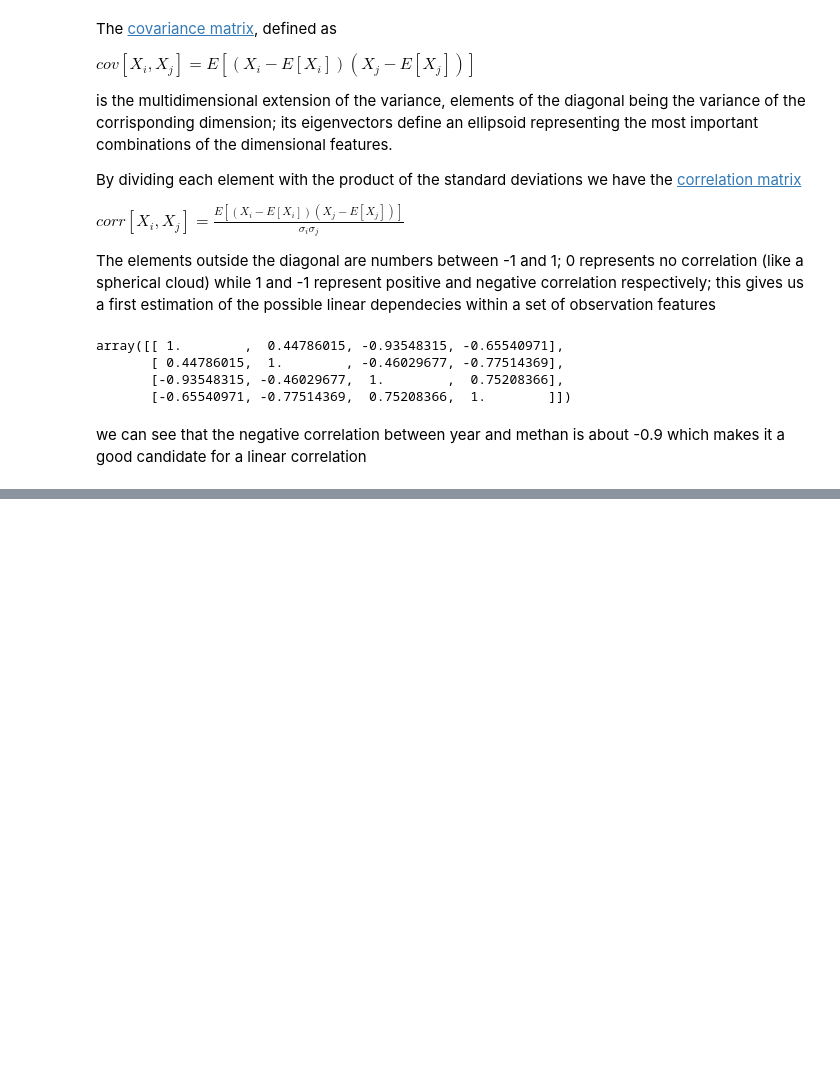
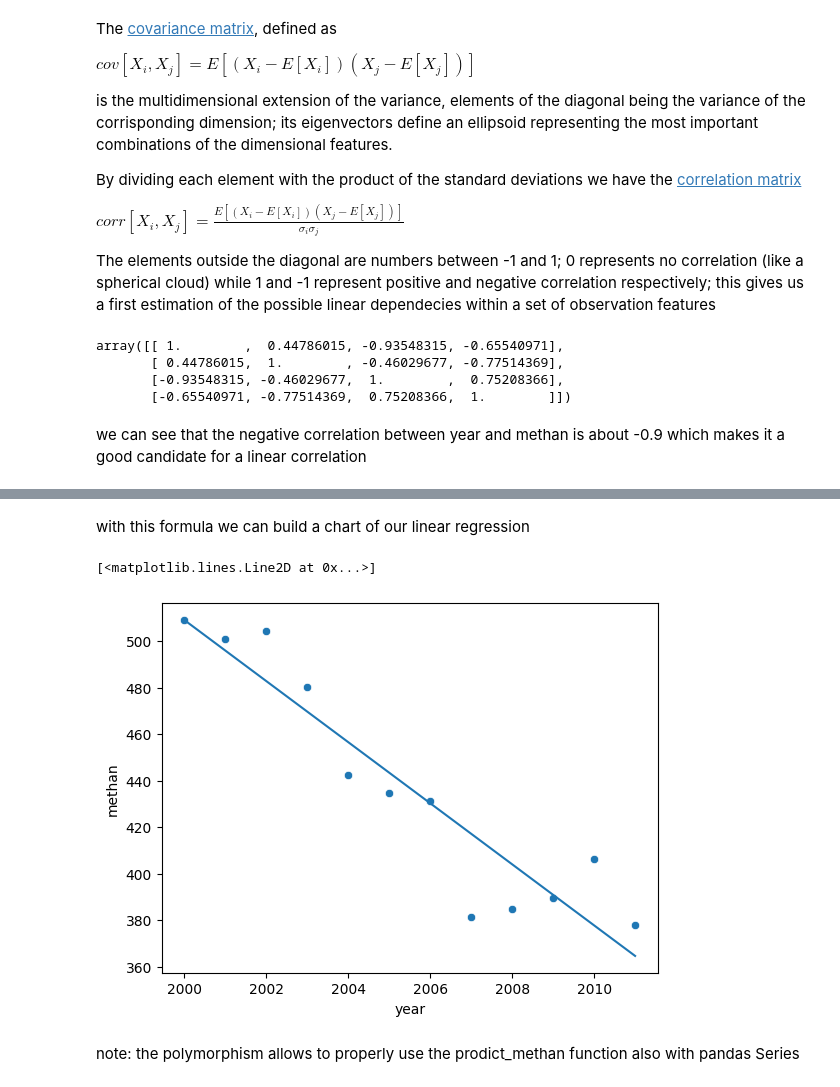
Before and after one commit to noiseOnTheNet/python-post023_jupyter_analitics, a Jupyter notebook: doc/Part_5.ipynb, the cells around one changed output, grey strips where cells are left out. Saved outputs shown, nothing was run; the diff lists cells and outputs as text; code cells hidden in the pictures; blank space fills up the shorter version.

```diff
--- a/doc/Part_5.ipynb
+++ b/doc/Part_5.ipynb
@@ -104,0 +112,3 @@ we can see that the negative correlation between year and methan is about -0.9 w
+# %%
+result = stats.linregress(x=cons2.year, y=cons2.methan)
+result
@@ -104,0 +123,5 @@ we can see that the negative correlation between year and methan is about -0.9 w
+# %%
+def predict_methan(year):
+    return result.slope * year + result.intercept
+# %% [markdown]
+with this formula we can build a chart of our linear regression
@@ -104,0 +131,16 @@ we can see that the negative correlation between year and methan is about -0.9 w
+# %%
+# create a plot canvas
+fig, ax = plt.subplots(1,1)
+
+#first plot the points into our canvas
+sns.scatterplot(x=cons2.year, y=cons2.methan, ax=ax)
+
+# then plot a line from the first to the last point on the same canvas
+year0 = min(cons2.year)
+year1 = max(cons2.year)
+ax.plot((year0,year1),(predict_methan(year0),predict_methan(year1)))
+# %% [output]
+[<matplotlib.lines.Line2D at 0x...>]
+[figure, added]
+# %% [markdown]
+note: the polymorphism allows to properly use the prodict_methan function also with pandas Series
```
Also changed, not shown: parts of 10 cells of this notebook.
